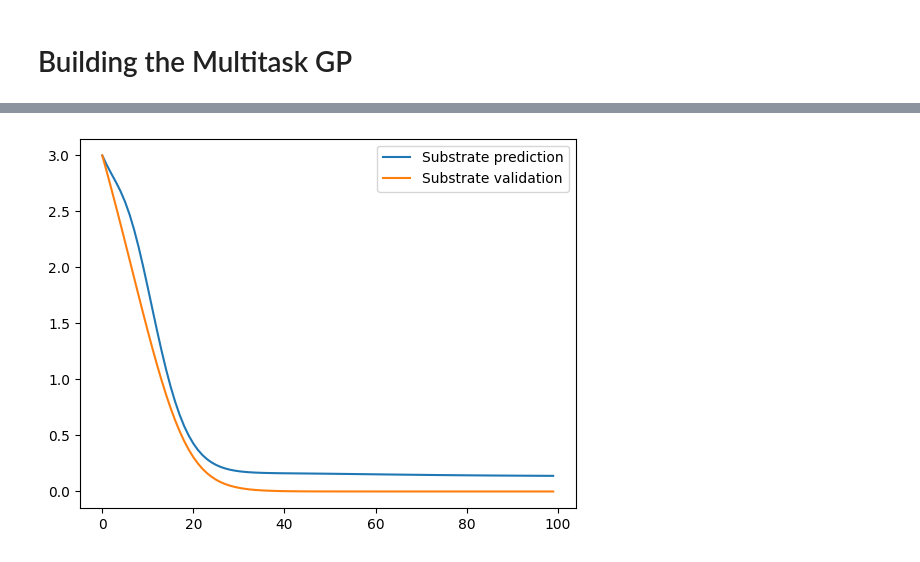
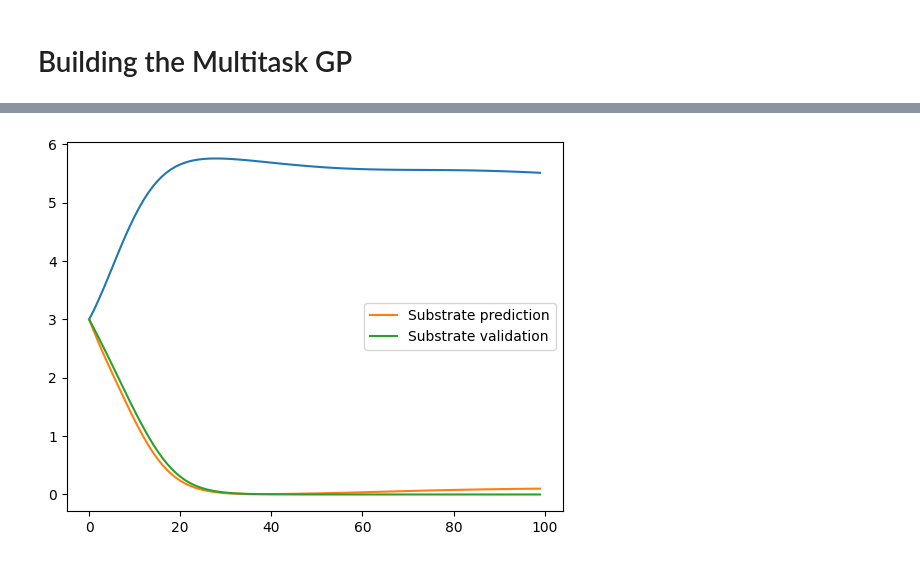
Before and after one commit to therealtoby1/Master, a Jupyter notebook: Training_data_integro_diff_batch/Sparse_Gaussian.ipynb, the cells around one changed output, grey strips where cells are left out. Saved outputs shown, nothing was run; the diff lists cells and outputs as text; code cells hidden in the pictures.

```diff
--- a/Training_data_integro_diff_batch/Sparse_Gaussian.ipynb
+++ b/Training_data_integro_diff_batch/Sparse_Gaussian.ipynb
@@ -121,7 +121,7 @@ class SparseLMCMultitaskGP(gpytorch.models.ApproximateGP):
         return gpytorch.distributions.MultivariateNormal(mean_x, covar_x)
 
 # ----- Inducing points: (num_latents, M, D)
-num_latents = 12                 # increase if tasks are complex/heterogeneous
+num_latents = 15                # increase if tasks are complex/heterogeneous
 M = 128                         # inducing points per latent
 perm = torch.randperm(N)[:M]
 Z_one = X[perm]                 # (M, D)
@@ -226,32 +244,33 @@ def rollout_cpu(model, likelihood, n0, S0, steps, n_max, S_max):
     model.eval(); likelihood.eval()
     n_t = n0.clone().float()
     S_t = (S0.clone().float() if torch.is_tensor(S0) else torch.tensor(S0, dtype=n_t.dtype))
 
     M_bins = n_t.numel()
     Ns, Ss = [n_t.clone()], [S_t.clone()]
 
     for _ in range(steps):
         n_next, S_next = predict_one_step_cpu(model, likelihood, n_t, S_t, n_max, S_max)
         n_t, S_t = n_next, S_next
         Ns.append(n_t.clone())
         Ss.append(S_t.clone())
 
     Ns = torch.stack(Ns, dim=1)     # (M, steps+1)
     Ss = torch.stack(Ss)            # (steps+1,)
     return Ns, Ss
 
 
 
 T_steps = Dataset_validation[0]["n"].shape[1] - 1
 
 # run rollout
 n_roll, S_roll = rollout_cpu(model, likelihood, n0, S0, steps=T_steps, n_max=n_max, S_max=S_max)
+plt.plot((n_roll.T*m).sum(axis=1)*delta_m)
 plt.plot(S_roll,label="Substrate prediction")
 plt.plot(Dataset_validation[0]['S'],label= "Substrate validation")
 plt.legend(loc='best')
 plt.show()
 
 plot_spaghetti(m=m,t=t_eval,N=n_roll.detach().numpy())
 # %% [output]
-[figure, old version]
+[figure, new version]
 # %%
```
Also changed, not shown: parts of 3 cells of this notebook, 7 other files.
